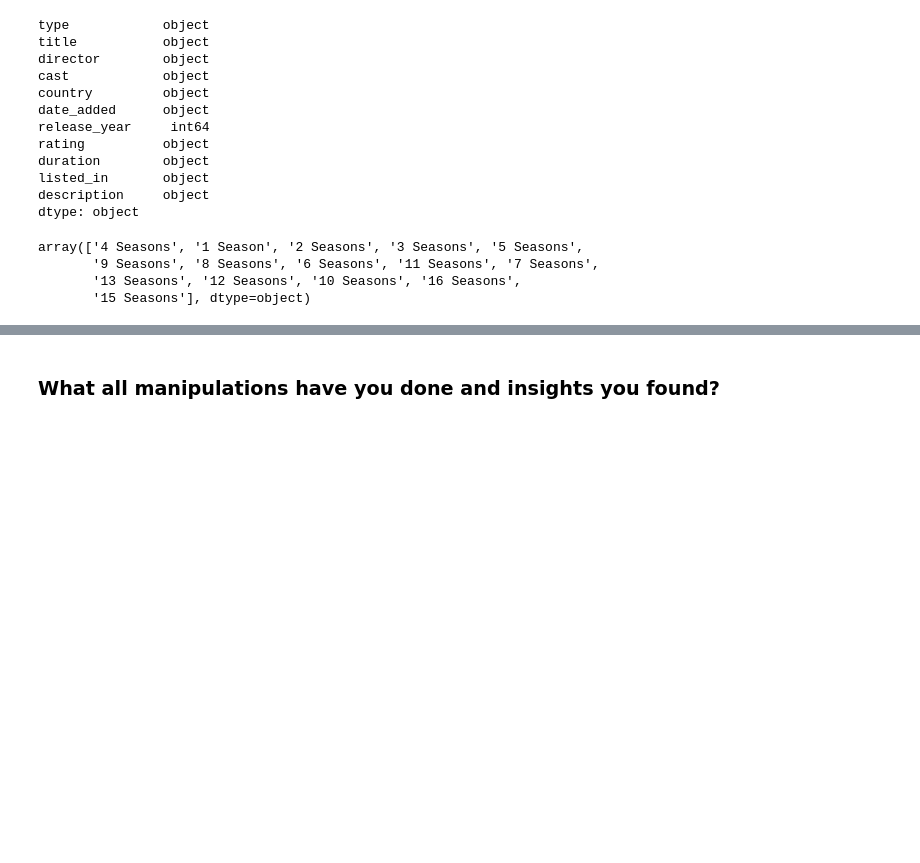
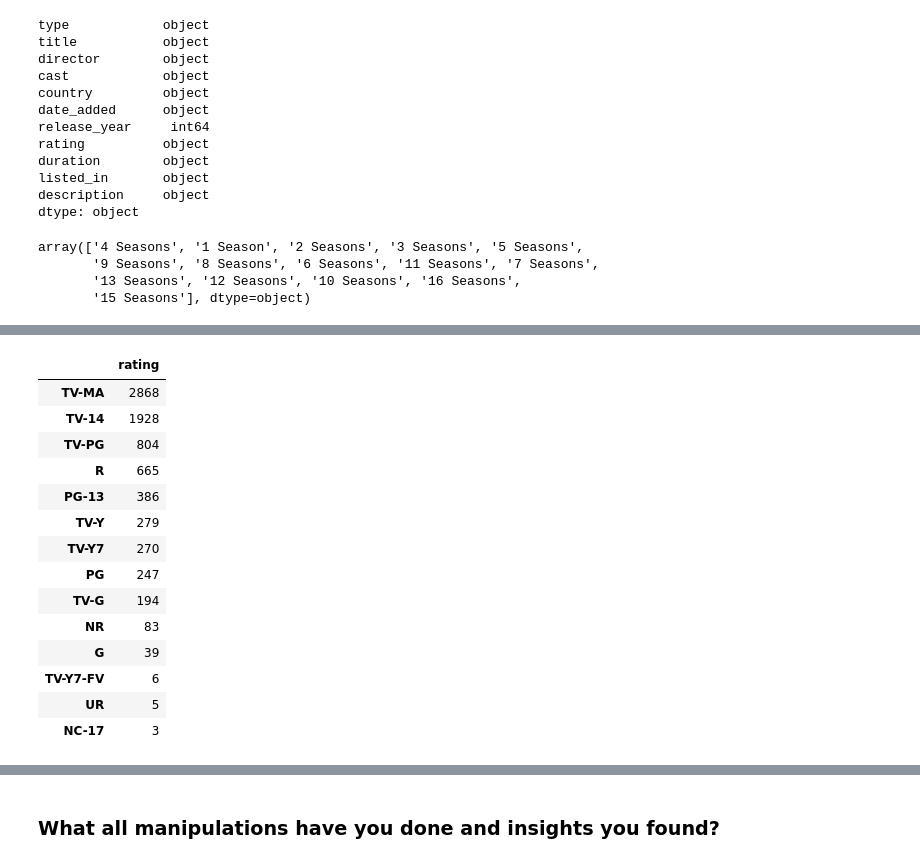
Before and after one commit to thepankaj018/Netflix-Movies-TV-Shows-Clustering, a Jupyter notebook: Netflix_Movies_&_TV_Shows_Clustering.ipynb, the cells around one changed output, grey strips where cells are left out. Drawn from its saved outputs; the diff is of its cells as text; code cells hidden in the pictures; blank space fills up the shorter version.

```diff
--- a/Netflix_Movies_&_TV_Shows_Clustering.ipynb
+++ b/Netflix_Movies_&_TV_Shows_Clustering.ipynb
@@ -256,3 +257,0 @@ df['added_month_name'] = df['date_added'].apply(lambda x : x.split(" ")[0])
-# %%
-# Changing datatype of date_added from object to timestamp
-df['date_added'] = pd.to_datetime(df['date_added'],infer_datetime_format=True)
@@ -266,0 +283,19 @@ df.drop(columns = ['date_added'],inplace = True)
+# %%
+# Applying value_counts on 'rating'.
+df['rating'].value_counts().to_frame()
+# %% [output]
+|  | rating |
+| TV-MA | 2868 |
+| TV-14 | 1928 |
+| TV-PG | 804 |
+| R | 665 |
+| PG-13 | 386 |
+| TV-Y | 279 |
+| TV-Y7 | 270 |
+| PG | 247 |
+| TV-G | 194 |
+| NR | 83 |
+| G | 39 |
+| TV-Y7-FV | 6 |
+| UR | 5 |
+| NC-17 | 3 |
```
Also changed, not shown: parts of 25 cells of this notebook.
